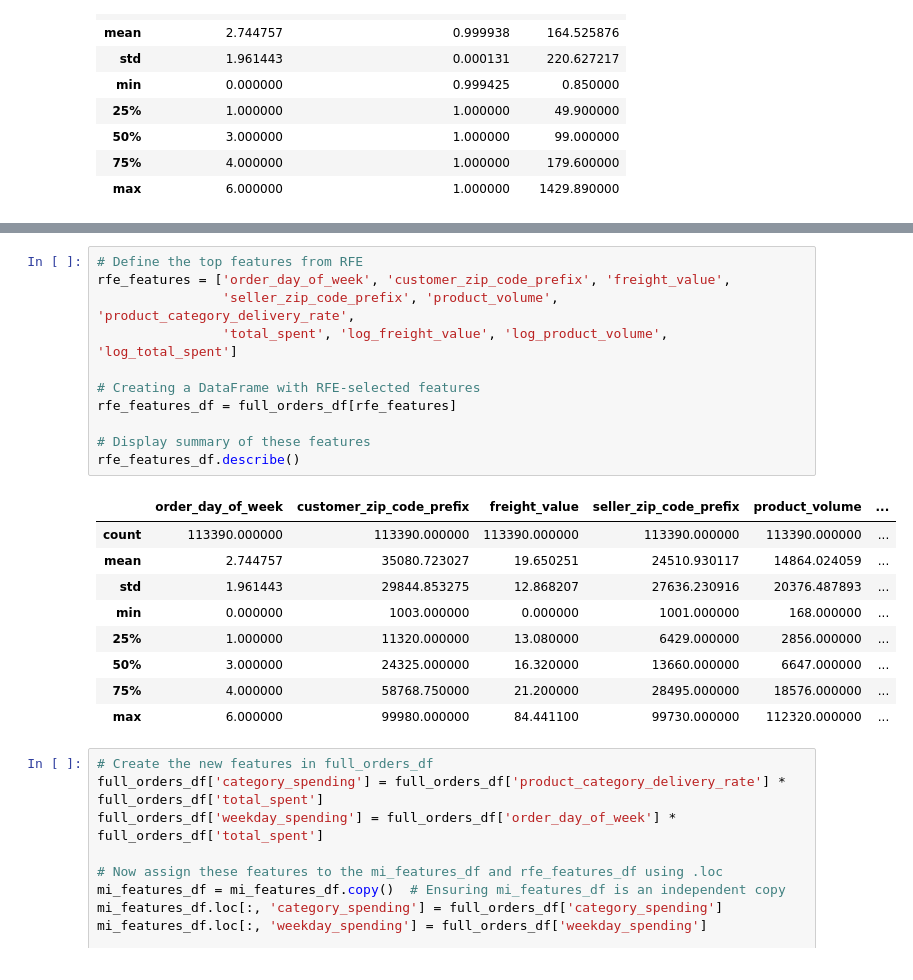
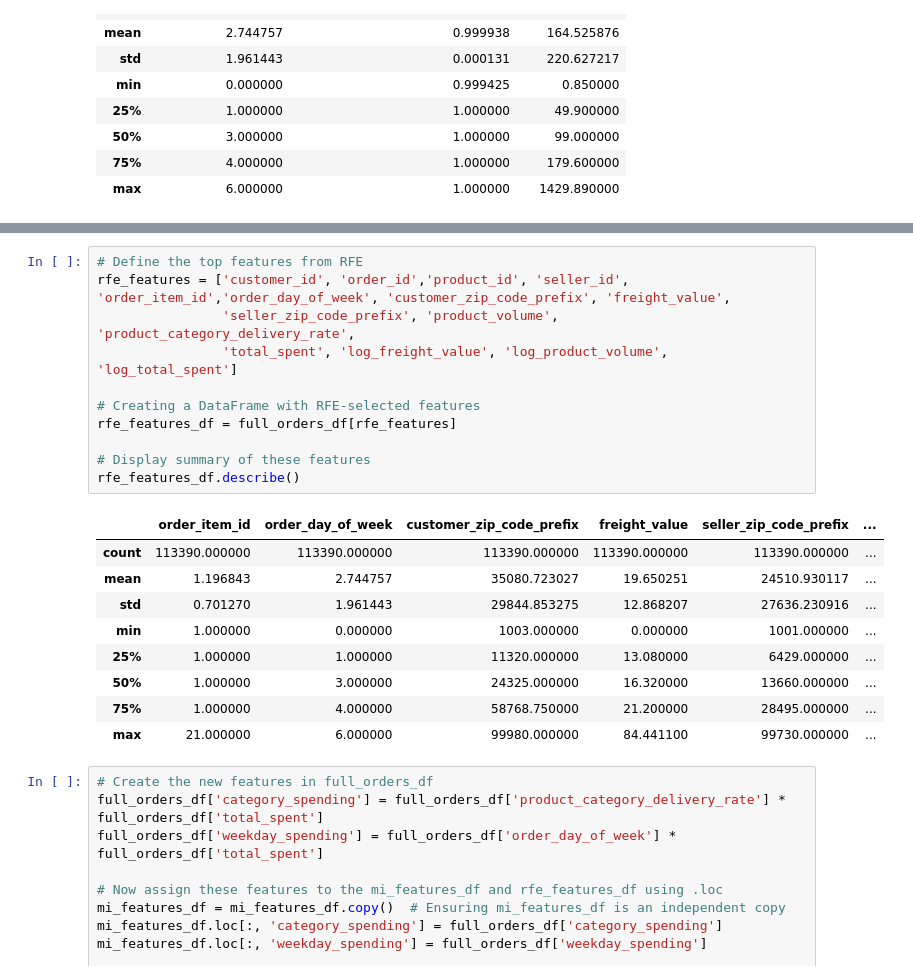
Before and after one commit to Mohit-Singh-261097/Customer-Segmentation-Analysis-Brazillian_E-commercence_Dataset-, a Jupyter notebook: notebooks/Customer_Segmentation.ipynb, the cells around one changed output, grey strips where cells are left out. Drawn from its saved outputs; the diff is of its cells as text.

```diff
--- a/notebooks/Customer_Segmentation.ipynb
+++ b/notebooks/Customer_Segmentation.ipynb
@@ -1993,24 +1993,24 @@ mi_features_df.describe()
 # %%
 # Define the top features from RFE
-rfe_features = ['order_day_of_week', 'customer_zip_code_prefix', 'freight_value',
+rfe_features = ['customer_id', 'order_id','product_id', 'seller_id', 'order_item_id','order_day_of_week', 'customer_zip_code_prefix', 'freight_value',
                 'seller_zip_code_prefix', 'product_volume', 'product_category_delivery_rate',
                 'total_spent', 'log_freight_value', 'log_product_volume', 'log_total_spent']
 
 # Creating a DataFrame with RFE-selected features
 rfe_features_df = full_orders_df[rfe_features]
 
 # Display summary of these features
 rfe_features_df.describe()
 # %% [output]
-|  | order_day_of_week | customer_zip_code_prefix | freight_value | seller_zip_code_prefix | product_volume | ... |
+|  | order_item_id | order_day_of_week | customer_zip_code_prefix | freight_value | seller_zip_code_prefix | ... |
 | count | 113390.000000 | 113390.000000 | 113390.000000 | 113390.000000 | 113390.000000 | ... |
-| mean | 2.744757 | 35080.723027 | 19.650251 | 24510.930117 | 14864.024059 | ... |
-| std | 1.961443 | 29844.853275 | 12.868207 | 27636.230916 | 20376.487893 | ... |
-| min | 0.000000 | 1003.000000 | 0.000000 | 1001.000000 | 168.000000 | ... |
-| 25% | 1.000000 | 11320.000000 | 13.080000 | 6429.000000 | 2856.000000 | ... |
-| 50% | 3.000000 | 24325.000000 | 16.320000 | 13660.000000 | 6647.000000 | ... |
-| 75% | 4.000000 | 58768.750000 | 21.200000 | 28495.000000 | 18576.000000 | ... |
-| max | 6.000000 | 99980.000000 | 84.441100 | 99730.000000 | 112320.000000 | ... |
+| mean | 1.196843 | 2.744757 | 35080.723027 | 19.650251 | 24510.930117 | ... |
+| std | 0.701270 | 1.961443 | 29844.853275 | 12.868207 | 27636.230916 | ... |
+| min | 1.000000 | 0.000000 | 1003.000000 | 0.000000 | 1001.000000 | ... |
+| 25% | 1.000000 | 1.000000 | 11320.000000 | 13.080000 | 6429.000000 | ... |
+| 50% | 1.000000 | 3.000000 | 24325.000000 | 16.320000 | 13660.000000 | ... |
+| 75% | 1.000000 | 4.000000 | 58768.750000 | 21.200000 | 28495.000000 | ... |
+| max | 21.000000 | 6.000000 | 99980.000000 | 84.441100 | 99730.000000 | ... |
 # %%
 # Create the new features in full_orders_df
 full_orders_df['category_spending'] = full_orders_df['product_category_delivery_rate'] * full_orders_df['total_spent']
```
Also changed, not shown: parts of 12 cells of this notebook.
